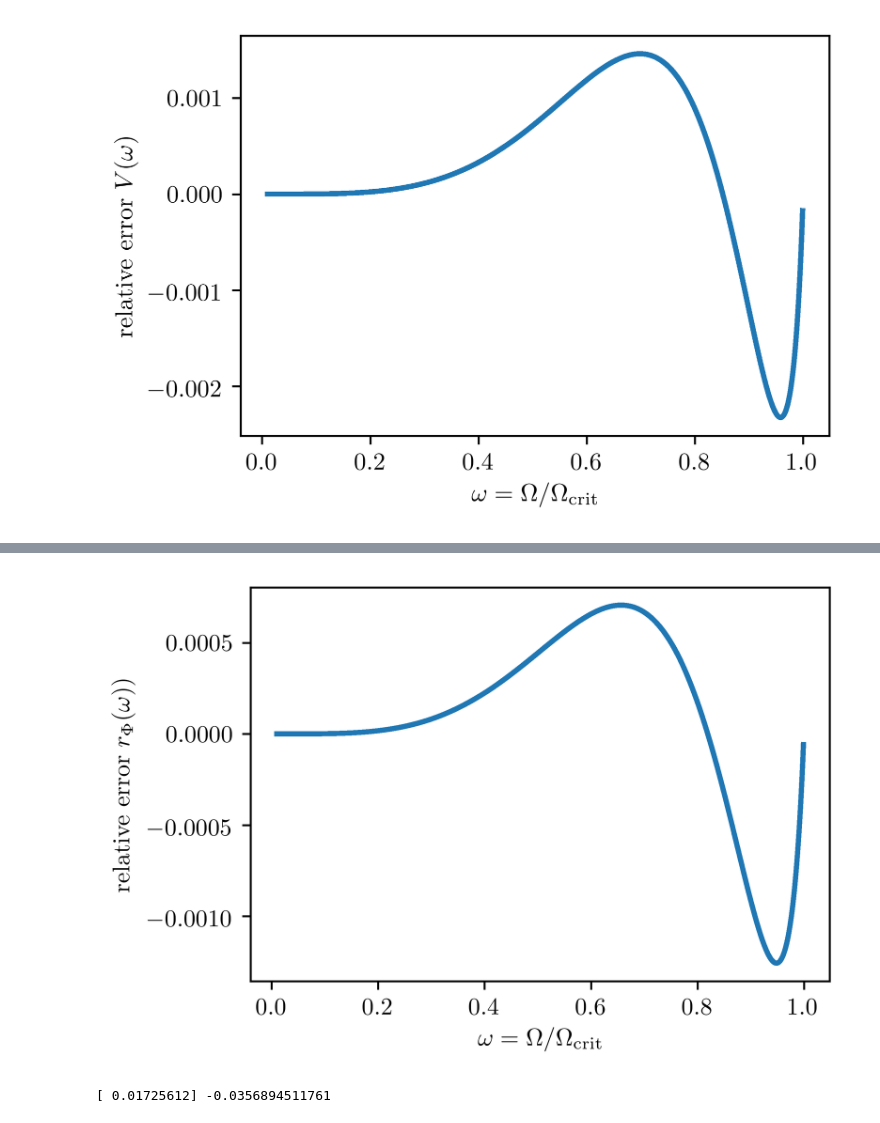
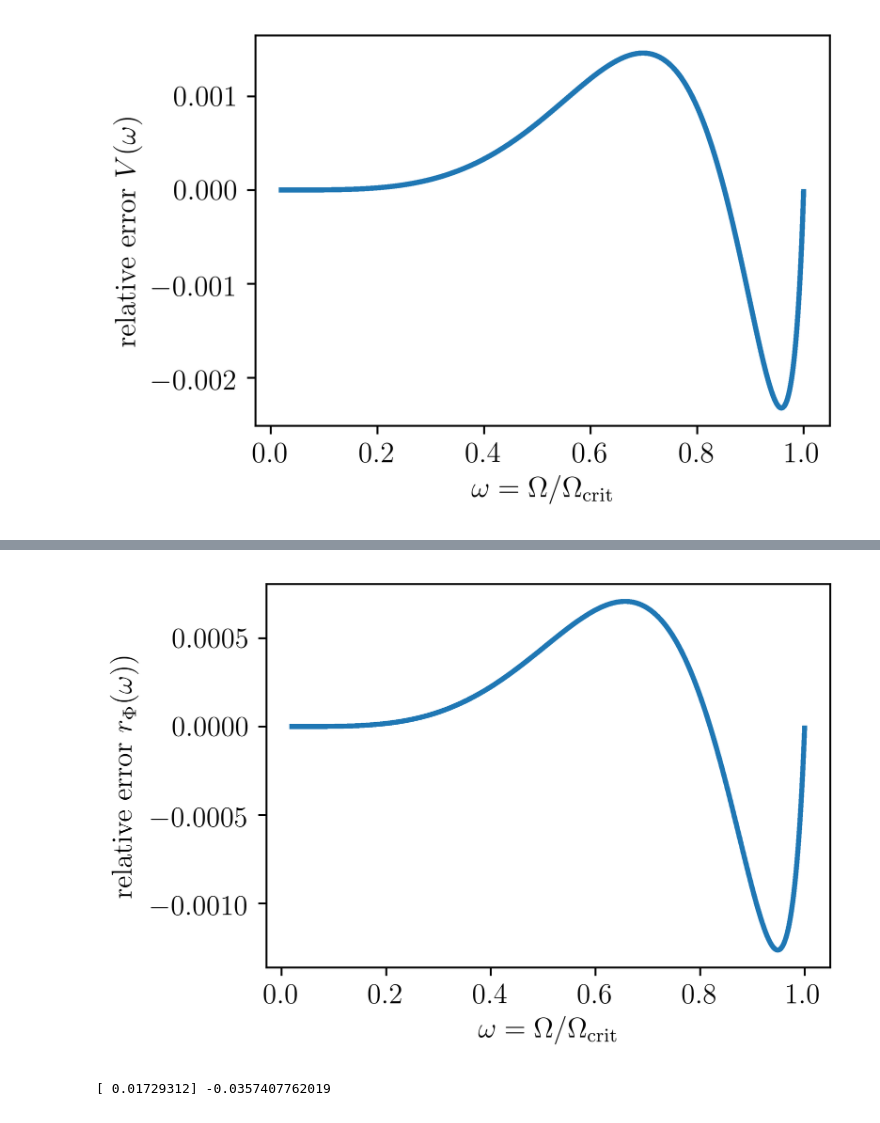
Before and after one commit to orlox/eval_fp_ft, a Jupyter notebook: fpft.ipynb, the cells around one changed output, grey strips where cells are left out. Cells and saved outputs as stored; diff of their text form; code cells hidden in the pictures.

```diff
--- a/fpft.ipynb
+++ b/fpft.ipynb
@@ -4,7 +4,7 @@ from pylab import *
 params = {'backend': 'pdf',
             'figure.figsize': [4.3, 3.0],
             'font.family':'serif',
-            'font.size':10,
+            'font.size':12,
             'font.serif': 'Times Roman',
             'axes.titlesize': 'medium',
             'axes.labelsize': 'medium',
@@ -95,7 +169,8 @@ import scipy.integrate as integrate
 #res are the equatorial radii for which we will perform the integrations
 #note that re=0.9994 corresponds to omega_div_omega_crit=0.999
 #wcs are w/wcrit at the equator
-wcs = np.linspace(0.999,0.01,1000)
+wcs = np.linspace(0.9999,0.02,1000)
+#wcs = 1-10**(np.linspace(-7,-4,100))
 res = wcs**(2./3.)
 #compute the value of the equipotential for each re
 phis = 1/res+0.5*res**2
@@ -157,26 +231,28 @@ plt.show()
 # %%
 #Fit V(omega), gives Eq(9) in Marchant (2018)
 
 from scipy.optimize import curve_fit
 x0 = wcs
 y0 = Vphis
 
-crit_val = 0.5411155979365095 #This multiplies 4pi/3re to get V at critical (eq. (5) in Marchant 2018)
+V_crit = 3*sqrt(3)-4+3*np.log((3*(sqrt(3)-1))/(sqrt(3)+1))
+
+crit_val = V_crit #This multiplies 4pi/3re to get V at critical (eq. (5) in Marchant 2018)
 
 def func(x, a):
     b=crit_val-0.5-a
     return 4.*np.pi/3.*x**2*(1-x**2/2+a*x**4+b*x**6)
 popt, pcov = curve_fit(func, x0, y0)
 plt.plot(x0, ((func(x0, *popt)-y0)/y0),'-', label='fit')
 #check the fit I get directly, just to verify there are no typos in the manuscript
 #plt.plot(x0, 4.*np.pi/3.*x0**2*(1-x0**2/2+0.1149*x0**4-0.07376*x0**6),'-', label='fit')
 #plt.plot(x0, func(x0, *popt),'-', label='fit')
 #plt.plot(x0, y0, ':', label='numerical integral')
 #plt.gca().set_ylim([-0.05,0.05])
 #plt.gca().set_ylim([-0.05,0.05])
 plt.gca().set_ylabel("relative error $V(\omega)$")
 plt.gca().set_xlabel("$\omega=\Omega/\Omega_{\\rm crit}$")
 plt.show()
 print(popt,crit_val-0.5-popt[0])
 # %% [output]
-[figure, old version]
+[figure, new version]
@@ -188,7 +264,9 @@ from scipy.optimize import curve_fit
 x0 = wcs
 y0 = rphis
 
-crit_val = 0.8149 #This rphi at critical (eq. (5) in Marchant 2018)
+rphi_crit = np.power(3*sqrt(3)-4+3*np.log((3*(sqrt(3)-1))/(sqrt(3)+1)),1./3.)
+
+crit_val = rphi_crit #This rphi at critical (eq. (5) in Marchant 2018)
 
 def func(x, a):
     b=crit_val-5./6.-a
@@ -206,5 +284,5 @@ plt.gca().set_xlabel("$\omega=\Omega/\Omega_{\\rm crit}$")
 plt.show()
 print(popt,crit_val-5./6.-popt[0])
 # %% [output]
-[figure, old version]
+[figure, new version]
-[ 0.01725612] -0.0356894511761
+[ 0.01729312] -0.0357407762019
```
Also changed, not shown: parts of 25 cells of this notebook, 1 other file.
